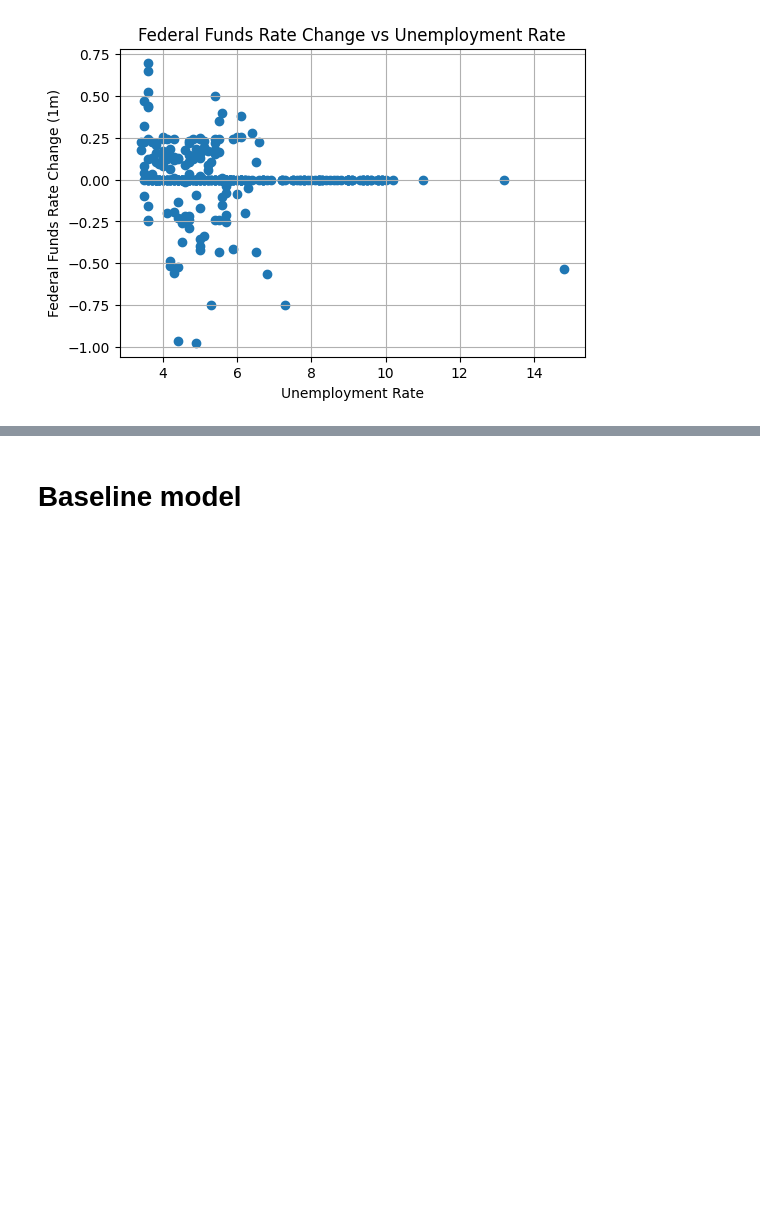
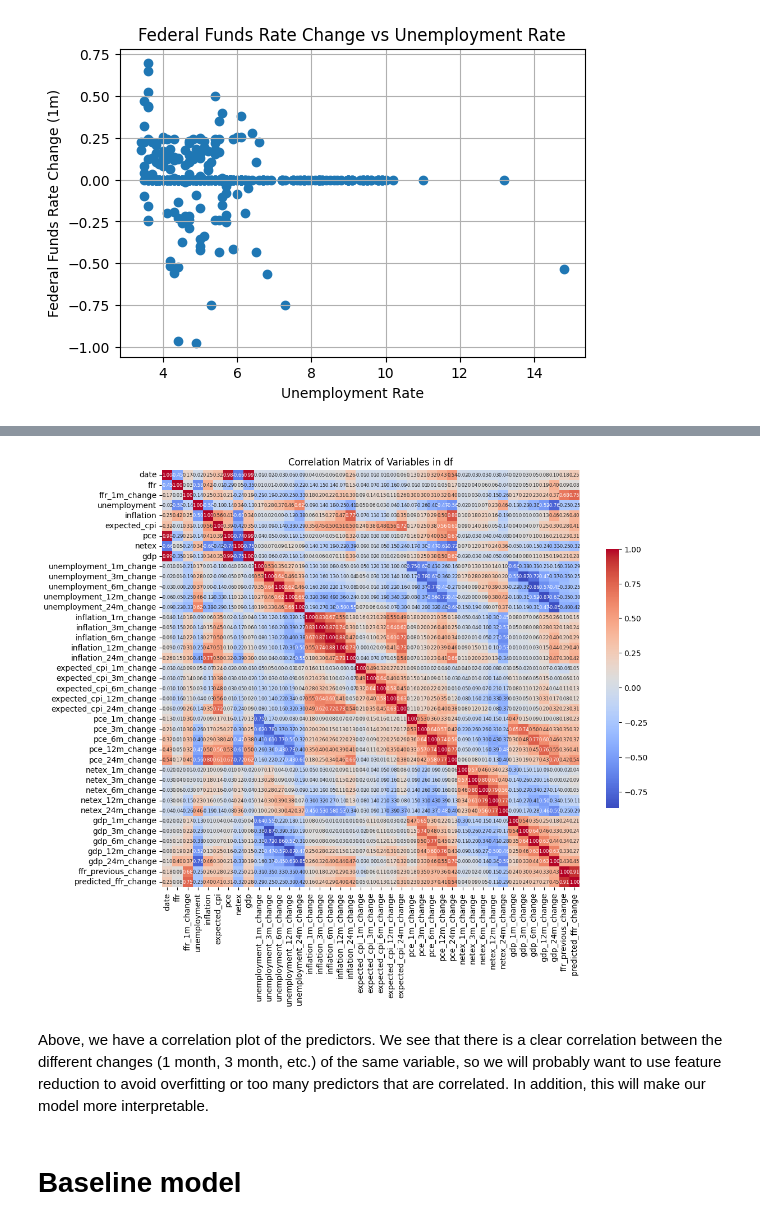
Before and after one commit to brianlzhou/109a-project, a Jupyter notebook: milestone4.ipynb, the cells around one changed output, grey strips where cells are left out. Saved outputs shown, nothing was run; the diff lists cells and outputs as text; code cells hidden in the pictures; blank space fills up the shorter version.

```diff
--- a/milestone4.ipynb
+++ b/milestone4.ipynb
@@ -280,3 +291,17 @@ plt.show()
+# %%
+correlation_matrix = df.corr()
+
+plt.figure(figsize=(12, 10))
+sns.heatmap(correlation_matrix, annot=True, fmt=".2f", cmap='coolwarm',
+            square=True, cbar_kws={"shrink": .6},
+            annot_kws={"size": 6})  # Adjust the size here
+
+plt.title('Correlation Matrix of Variables in df')
+plt.show()
+# %% [output]
+[figure, added]
+# %% [markdown]
+Above, we have a correlation plot of the predictors. We see that there is a clear correlation between the different changes (1 month, 3 month, etc.) of the same variable, so we will probably want to use feature reduction to avoid overfitting or too many predictors that are correlated. In addition, this will make our model more interpretable.
 # %%
 date = pd.to_datetime('1994-01-01')
 month = pd.DateOffset(months=1)
```
Also changed, not shown: parts of 10 cells of this notebook.
